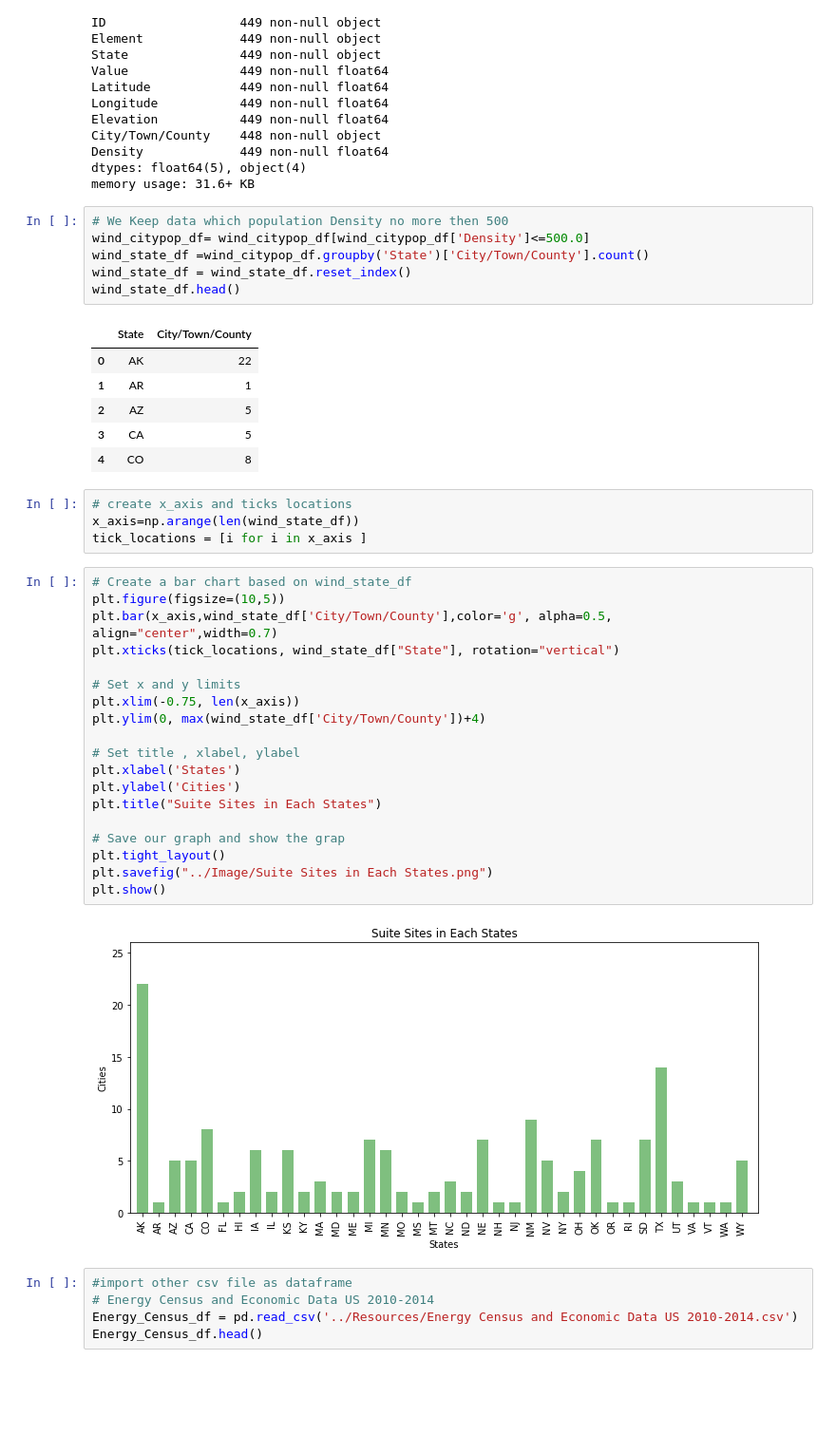
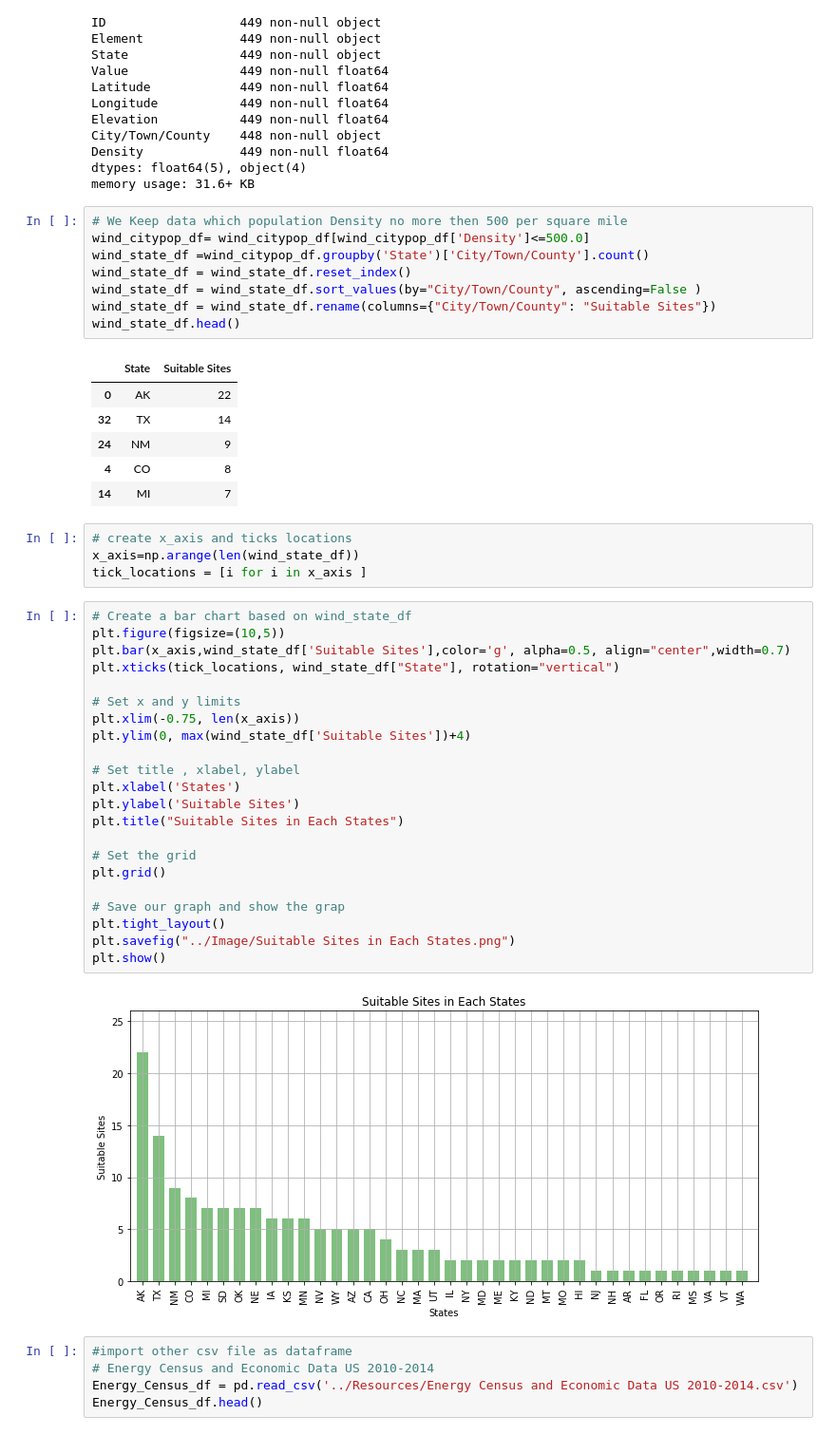
Before and after one commit to vienvo/AlternativeEnergy, a Jupyter notebook: notebooks/Fawn/Notebook/Fang _working_file.ipynb, the cells around one changed output. Shown at 95% size. Saved outputs shown, nothing was run; the diff lists cells and outputs as text; blank space fills up the shorter version.

```diff
--- a/notebooks/Fawn/Notebook/Fang _working_file.ipynb
+++ b/notebooks/Fawn/Notebook/Fang _working_file.ipynb
@@ -37,18 +36,20 @@ Density             449 non-null float64
 dtypes: float64(5), object(4)
 memory usage: 31.6+ KB
 # %%
-# We Keep data which population Density no more then 500
+# We Keep data which population Density no more then 500 per square mile
 wind_citypop_df= wind_citypop_df[wind_citypop_df['Density']<=500.0]
 wind_state_df =wind_citypop_df.groupby('State')['City/Town/County'].count()
 wind_state_df = wind_state_df.reset_index()
+wind_state_df = wind_state_df.sort_values(by="City/Town/County", ascending=False )
+wind_state_df = wind_state_df.rename(columns={"City/Town/County": "Suitable Sites"})
 wind_state_df.head()
 # %% [output]
-|  | State | City/Town/County |
+|  | State | Suitable Sites |
 | 0 | AK | 22 |
-| 1 | AR | 1 |
-| 2 | AZ | 5 |
-| 3 | CA | 5 |
+| 32 | TX | 14 |
+| 24 | NM | 9 |
 | 4 | CO | 8 |
+| 14 | MI | 7 |
 # %%
 # create x_axis and ticks locations
 x_axis=np.arange(len(wind_state_df))
@@ -56,24 +57,27 @@ tick_locations = [i for i in x_axis ]
 # %%
 # Create a bar chart based on wind_state_df
 plt.figure(figsize=(10,5))
-plt.bar(x_axis,wind_state_df['City/Town/County'],color='g', alpha=0.5, align="center",width=0.7)
+plt.bar(x_axis,wind_state_df['Suitable Sites'],color='g', alpha=0.5, align="center",width=0.7)
 plt.xticks(tick_locations, wind_state_df["State"], rotation="vertical")
 
 # Set x and y limits
 plt.xlim(-0.75, len(x_axis))
-plt.ylim(0, max(wind_state_df['City/Town/County'])+4)
+plt.ylim(0, max(wind_state_df['Suitable Sites'])+4)
 
 # Set title , xlabel, ylabel
 plt.xlabel('States')
-plt.ylabel('Cities')
-plt.title("Suite Sites in Each States")
+plt.ylabel('Suitable Sites')
+plt.title("Suitable Sites in Each States")
+
+# Set the grid
+plt.grid()
 
 # Save our graph and show the grap
 plt.tight_layout()
-plt.savefig("../Image/Suite Sites in Each States.png")
+plt.savefig("../Image/Suitable Sites in Each States.png")
 plt.show()
 # %% [output]
-[figure, old version]
+[figure, new version]
 # %%
 #import other csv file as dataframe
 # Energy Census and Economic Data US 2010-2014
```
Also changed, not shown: parts of 12 cells of this notebook, 9 other files.
